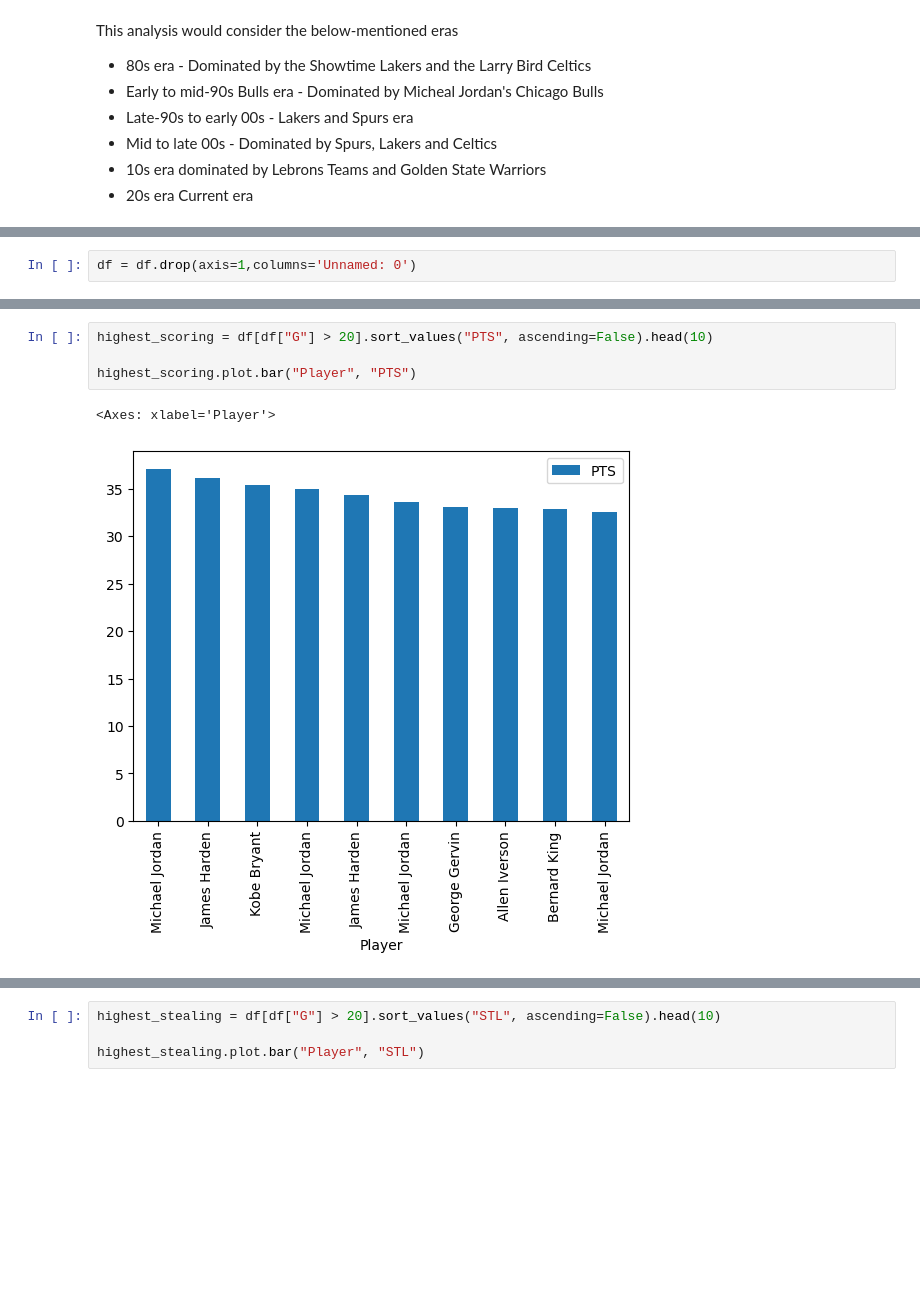
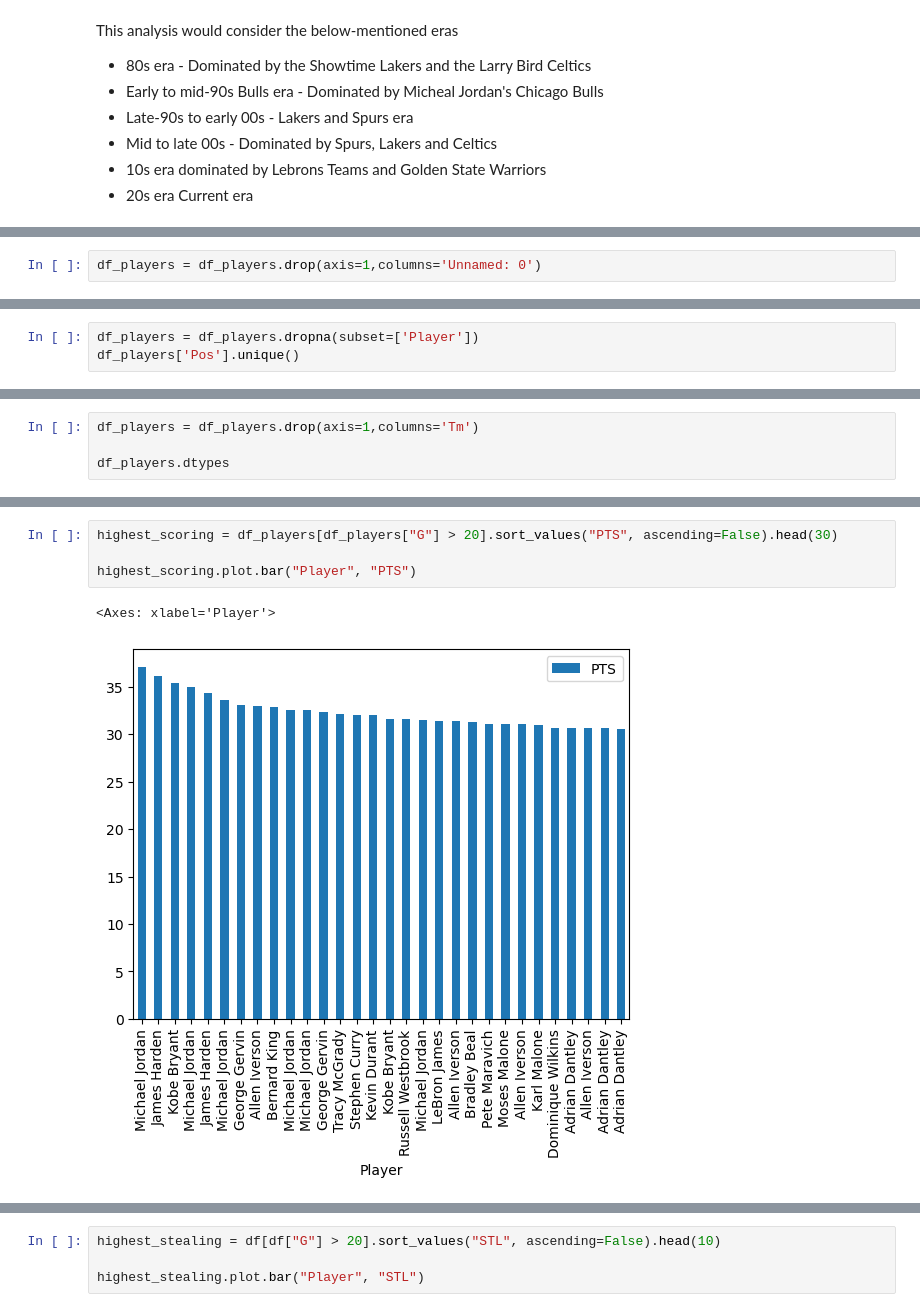
Before and after one commit to ruwzeta/NBA-Analytics, a Jupyter notebook: notebooks/ExploDataAnalysis.ipynb, the cells around one changed output, grey strips where cells are left out. Cells and saved outputs as stored; diff of their text form; blank space fills up the shorter version.

```diff
--- a/notebooks/ExploDataAnalysis.ipynb
+++ b/notebooks/ExploDataAnalysis.ipynb
@@ -52,2 +56,2 @@ This analysis would consider the below-mentioned eras
 # %%
-df = df.drop(axis=1,columns='Unnamed: 0')
+df_players = df_players.drop(axis=1,columns='Unnamed: 0')
@@ -89,0 +93,3 @@ dtype: object
+# %%
+df_players = df_players.dropna(subset=['Player'])
+df_players['Pos'].unique()
@@ -89,0 +120,4 @@ dtype: object
+# %%
+df_players = df_players.drop(axis=1,columns='Tm')
+
+df_players.dtypes
@@ -90,8 +285,8 @@ dtype: object
 # %%
-highest_scoring = df[df["G"] > 20].sort_values("PTS", ascending=False).head(10)
+highest_scoring = df_players[df_players["G"] > 20].sort_values("PTS", ascending=False).head(30)
 
 highest_scoring.plot.bar("Player", "PTS")
 # %% [output]
 <Axes: xlabel='Player'>
-[figure, old version]
+[figure, new version]
 # %%
```
Also changed, not shown: parts of 26 cells of this notebook.
